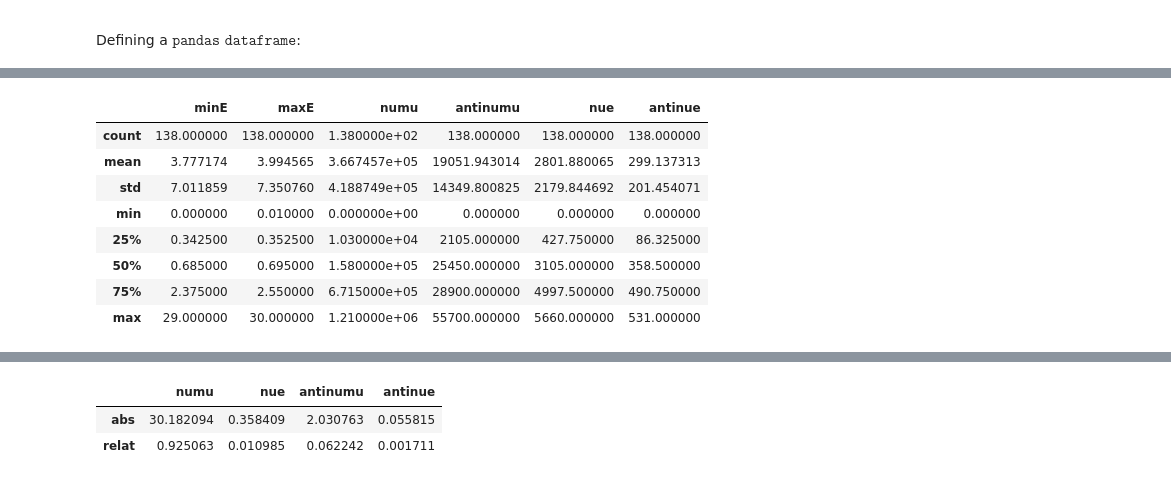
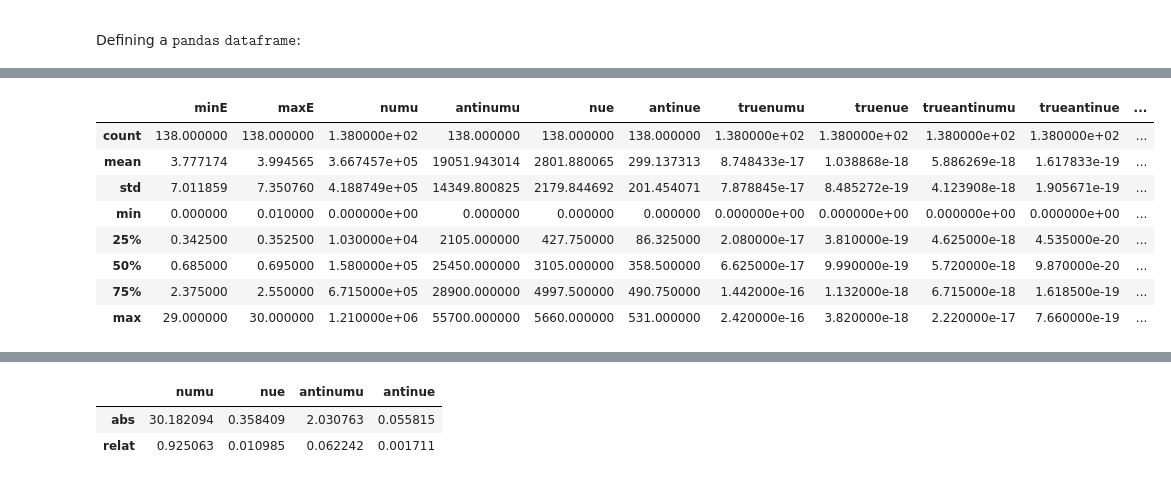
Before and after one commit to pboistier/energy-effects-T2K, a Jupyter notebook: docs/source/notebooks/convolution.ipynb, the cells around one changed output, grey strips where cells are left out. Saved outputs shown, nothing was run; the diff lists cells and outputs as text; code cells hidden in the pictures.

```diff
--- a/docs/source/notebooks/convolution.ipynb
+++ b/docs/source/notebooks/convolution.ipynb
@@ -57,0 +44,8 @@ fluxes.head()
+# %%
+t2kflux_2020_plus250kA_nominal_sk = conv.fluximport(
+    "t2kflux_2020_plus250kA_nominal_sk.csv"
+)
+t2kflux_2020_plus250kA_runcond_sk = conv.fluximport(
+    "t2kflux_2020_plus250kA_runcond_sk.csv"
+)
+t2kflux_2020_plus250kA_runcond_sk.head()
@@ -58,12 +59,12 @@ fluxes.head()
 # %%
-fluxes.describe()
+t2kflux_2020_plus250kA_nominal_sk.describe()
 # %% [output]
-|  | minE | maxE | numu | antinumu | nue | antinue |
-| count | 138.000000 | 138.000000 | 1.380000e+02 | 138.000000 | 138.000000 | 138.000000 |
-| mean | 3.777174 | 3.994565 | 3.667457e+05 | 19051.943014 | 2801.880065 | 299.137313 |
-| std | 7.011859 | 7.350760 | 4.188749e+05 | 14349.800825 | 2179.844692 | 201.454071 |
-| min | 0.000000 | 0.010000 | 0.000000e+00 | 0.000000 | 0.000000 | 0.000000 |
-| 25% | 0.342500 | 0.352500 | 1.030000e+04 | 2105.000000 | 427.750000 | 86.325000 |
-| 50% | 0.685000 | 0.695000 | 1.580000e+05 | 25450.000000 | 3105.000000 | 358.500000 |
-| 75% | 2.375000 | 2.550000 | 6.715000e+05 | 28900.000000 | 4997.500000 | 490.750000 |
-| max | 29.000000 | 30.000000 | 1.210000e+06 | 55700.000000 | 5660.000000 | 531.000000 |
+|  | minE | maxE | numu | antinumu | nue | antinue | truenumu | truenue | trueantinumu | trueantinue | ... |
+| count | 138.000000 | 138.000000 | 1.380000e+02 | 138.000000 | 138.000000 | 138.000000 | 1.380000e+02 | 1.380000e+02 | 1.380000e+02 | 1.380000e+02 | ... |
+| mean | 3.777174 | 3.994565 | 3.667457e+05 | 19051.943014 | 2801.880065 | 299.137313 | 8.748433e-17 | 1.038868e-18 | 5.886269e-18 | 1.617833e-19 | ... |
+| std | 7.011859 | 7.350760 | 4.188749e+05 | 14349.800825 | 2179.844692 | 201.454071 | 7.878845e-17 | 8.485272e-19 | 4.123908e-18 | 1.905671e-19 | ... |
+| min | 0.000000 | 0.010000 | 0.000000e+00 | 0.000000 | 0.000000 | 0.000000 | 0.000000e+00 | 0.000000e+00 | 0.000000e+00 | 0.000000e+00 | ... |
+| 25% | 0.342500 | 0.352500 | 1.030000e+04 | 2105.000000 | 427.750000 | 86.325000 | 2.080000e-17 | 3.810000e-19 | 4.625000e-18 | 4.535000e-20 | ... |
+| 50% | 0.685000 | 0.695000 | 1.580000e+05 | 25450.000000 | 3105.000000 | 358.500000 | 6.625000e-17 | 9.990000e-19 | 5.720000e-18 | 9.870000e-20 | ... |
+| 75% | 2.375000 | 2.550000 | 6.715000e+05 | 28900.000000 | 4997.500000 | 490.750000 | 1.442000e-16 | 1.132000e-18 | 6.715000e-18 | 1.618500e-19 | ... |
+| max | 29.000000 | 30.000000 | 1.210000e+06 | 55700.000000 | 5660.000000 | 531.000000 | 2.420000e-16 | 3.820000e-18 | 2.220000e-17 | 7.660000e-19 | ... |
```
Also changed, not shown: parts of 10 cells of this notebook, 35 other files.
